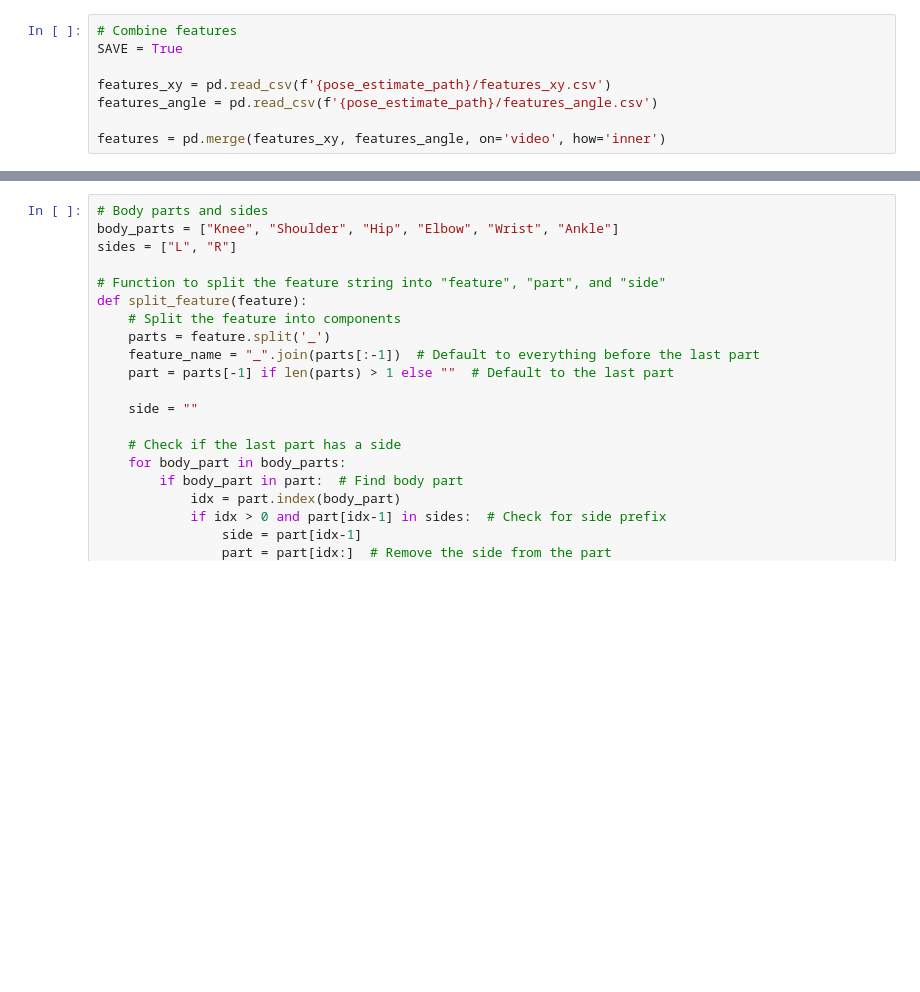
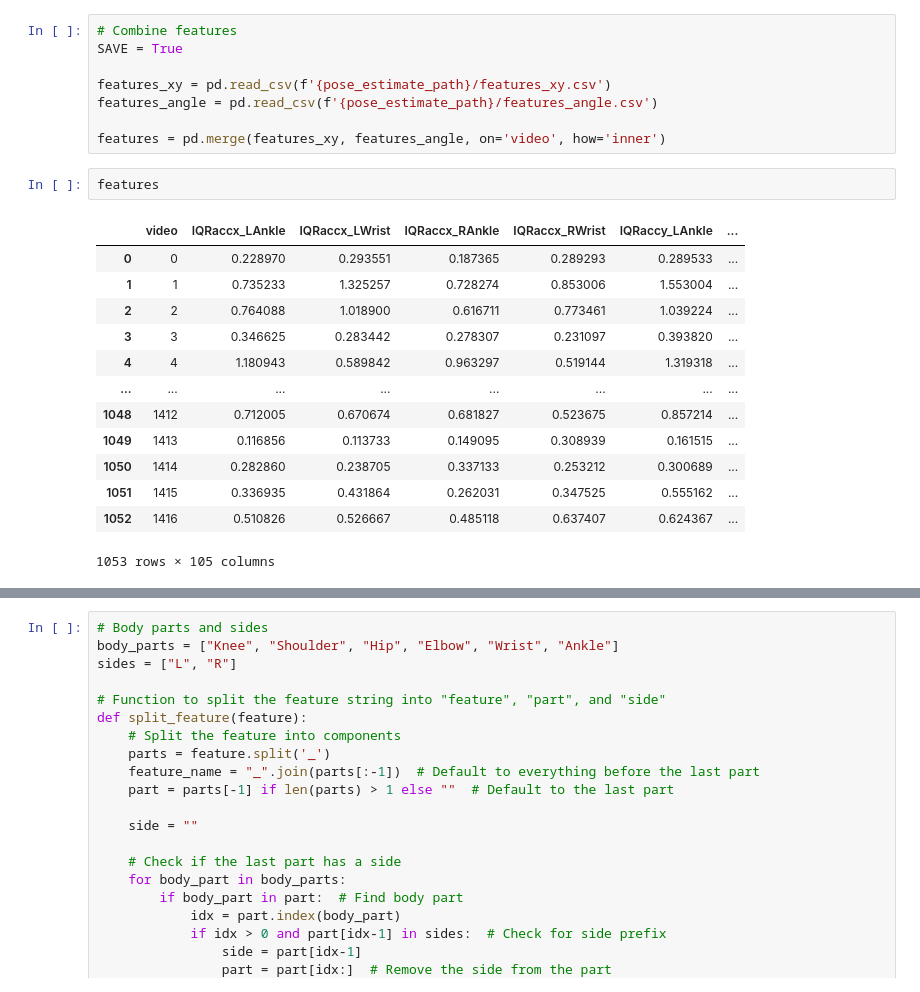
Before and after one commit to quietscientist/gma_score_prediction_from_video, a Jupyter notebook: 1_ProcessDetections.ipynb, the cells around one changed output, grey strips where cells are left out. Cells and saved outputs as stored; diff of their text form; blank space fills up the shorter version.

```diff
--- a/1_ProcessDetections.ipynb
+++ b/1_ProcessDetections.ipynb
@@ -361,6 +360,22 @@ features_xy = pd.read_csv(f'{pose_estimate_path}/features_xy.csv')
 features_angle = pd.read_csv(f'{pose_estimate_path}/features_angle.csv')
 
 features = pd.merge(features_xy, features_angle, on='video', how='inner')
+# %%
+features
+# %% [output]
+|  | video | IQRaccx_LAnkle | IQRaccx_LWrist | IQRaccx_RAnkle | IQRaccx_RWrist | IQRaccy_LAnkle | ... |
+| 0 | 0 | 0.228970 | 0.293551 | 0.187365 | 0.289293 | 0.289533 | ... |
+| 1 | 1 | 0.735233 | 1.325257 | 0.728274 | 0.853006 | 1.553004 | ... |
+| 2 | 2 | 0.764088 | 1.018900 | 0.616711 | 0.773461 | 1.039224 | ... |
+| 3 | 3 | 0.346625 | 0.283442 | 0.278307 | 0.231097 | 0.393820 | ... |
+| 4 | 4 | 1.180943 | 0.589842 | 0.963297 | 0.519144 | 1.319318 | ... |
+| ... | ... | ... | ... | ... | ... | ... | ... |
+| 1048 | 1412 | 0.712005 | 0.670674 | 0.681827 | 0.523675 | 0.857214 | ... |
+| 1049 | 1413 | 0.116856 | 0.113733 | 0.149095 | 0.308939 | 0.161515 | ... |
+| 1050 | 1414 | 0.282860 | 0.238705 | 0.337133 | 0.253212 | 0.300689 | ... |
+| 1051 | 1415 | 0.336935 | 0.431864 | 0.262031 | 0.347525 | 0.555162 | ... |
+| 1052 | 1416 | 0.510826 | 0.526667 | 0.485118 | 0.637407 | 0.624367 | ... |
+1053 rows × 105 columns
 # %%
 # Split features based on video file naming convention
 
```
Also changed, not shown: parts of 6 cells of this notebook.
